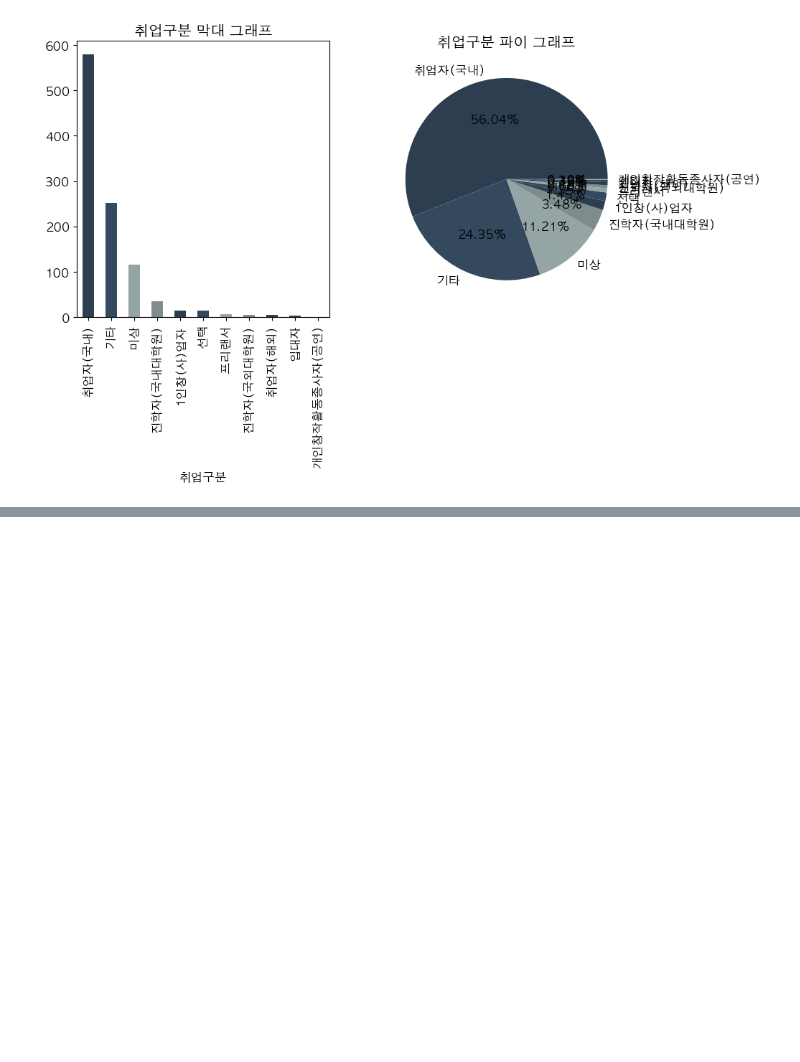
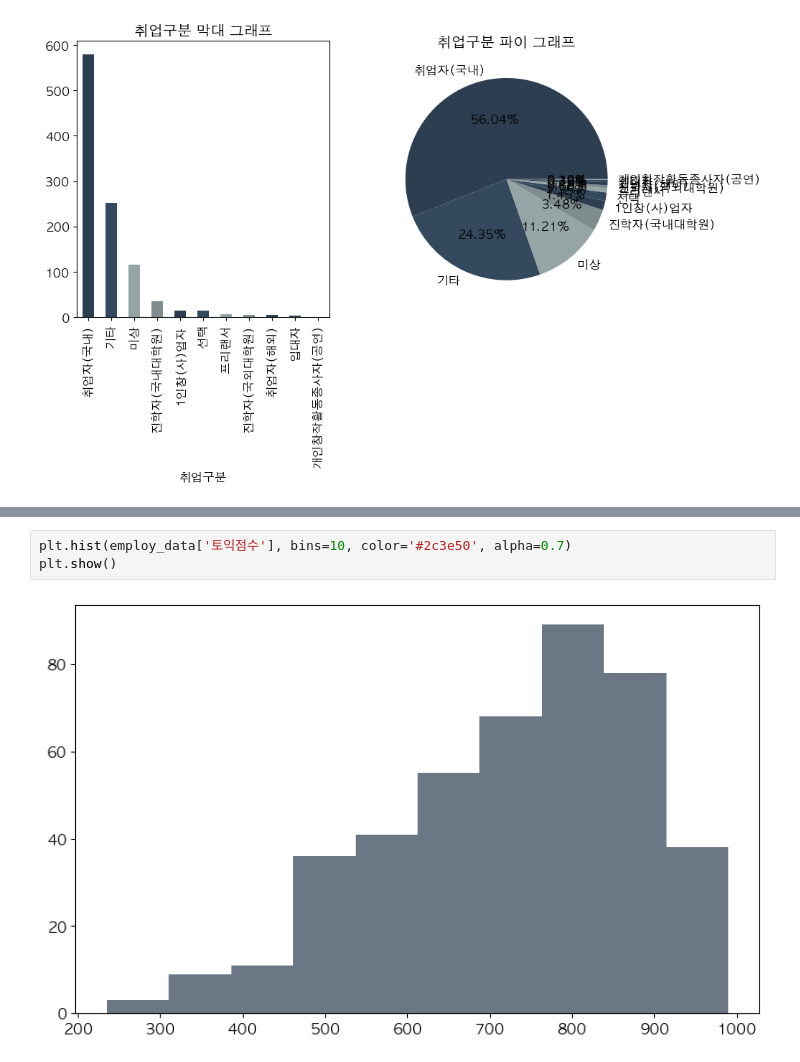
Before and after one commit to rion-5/myda, a Jupyter notebook: notebooks/employ_eda.ipynb, the cells around one changed output, grey strips where cells are left out. Cells and saved outputs as stored; diff of their text form; blank space fills up the shorter version.

```diff
--- a/notebooks/employ_eda.ipynb
+++ b/notebooks/employ_eda.ipynb
@@ -150,0 +266,5 @@ Name: 평점평균, Length: 1035, dtype: float64
+# %%
+plt.hist(employ_data['토익점수'], bins=10, color='#2c3e50', alpha=0.7)
+plt.show()
+# %% [output]
+[figure, added]
```
Also changed, not shown: parts of 12 cells of this notebook, 6 other files.
